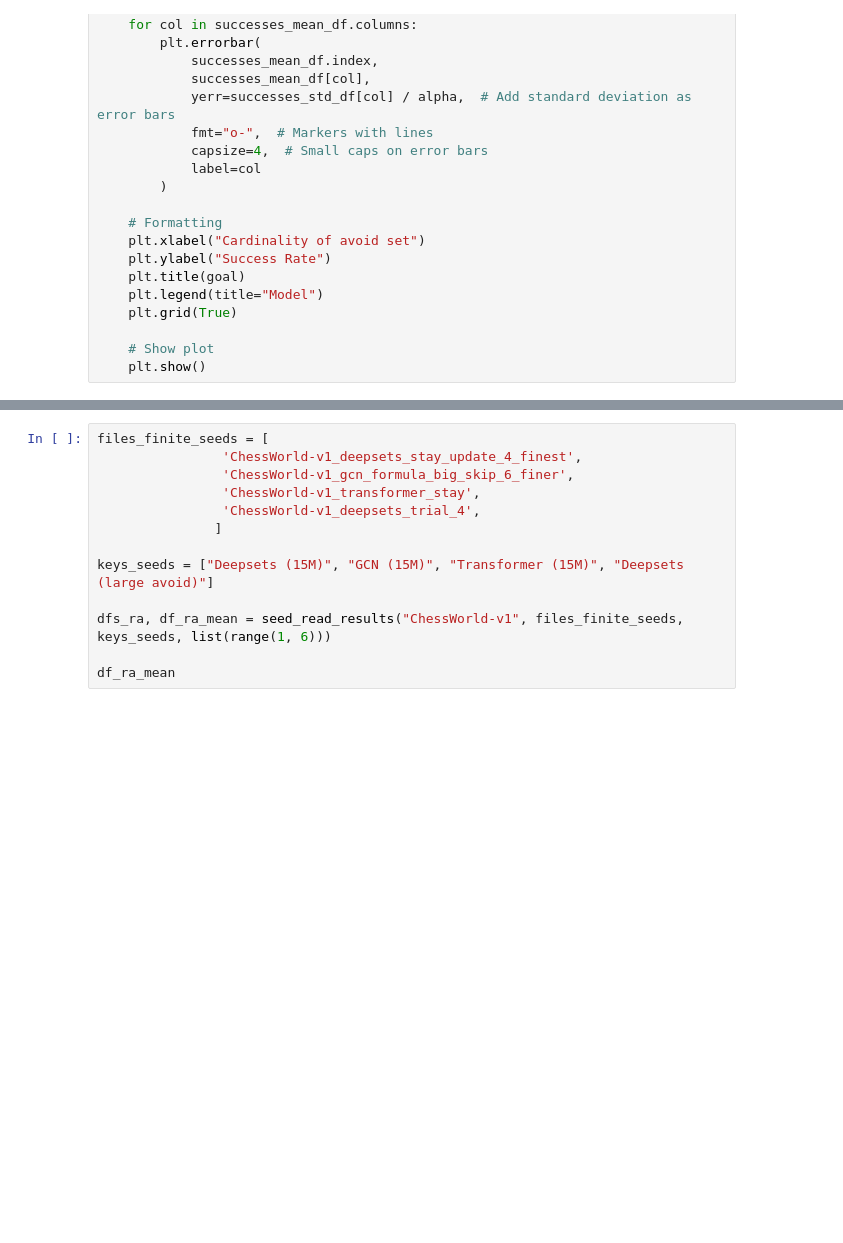
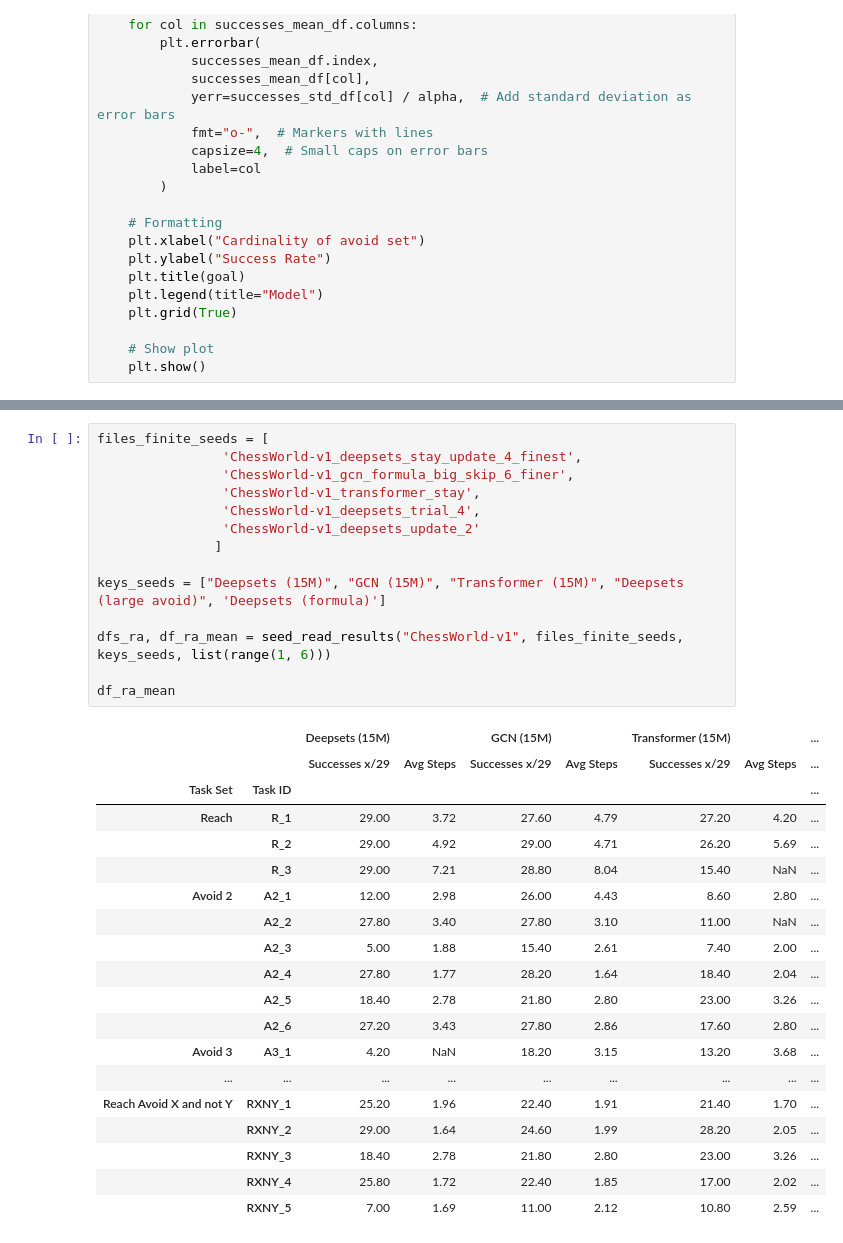
Before and after one commit to mattiagiuri/ltl_gnn, a Jupyter notebook: visualize_results_chess.ipynb, the cells around one changed output, grey strips where cells are left out. Drawn from its saved outputs; the diff is of its cells as text; blank space fills up the shorter version.

```diff
--- a/visualize_results_chess.ipynb
+++ b/visualize_results_chess.ipynb
@@ -256,15 +463,36 @@ make_ablation_graphs_smaller(goal="stay_models/1")
 # %%
 files_finite_seeds = [
                 'ChessWorld-v1_deepsets_stay_update_4_finest',
                 'ChessWorld-v1_gcn_formula_big_skip_6_finer',
                 'ChessWorld-v1_transformer_stay',
                 'ChessWorld-v1_deepsets_trial_4',
+                'ChessWorld-v1_deepsets_update_2'
                ]
 
-keys_seeds = ["Deepsets (15M)", "GCN (15M)", "Transformer (15M)", "Deepsets (large avoid)"]
+keys_seeds = ["Deepsets (15M)", "GCN (15M)", "Transformer (15M)", "Deepsets (large avoid)", 'Deepsets (formula)']
 
 dfs_ra, df_ra_mean = seed_read_results("ChessWorld-v1", files_finite_seeds, keys_seeds, list(range(1, 6)))
 
 df_ra_mean
+# %% [output]
+|  |  | Deepsets (15M) |  | GCN (15M) |  | Transformer (15M) |  | ... |
+|  |  | Successes x/29 | Avg Steps | Successes x/29 | Avg Steps | Successes x/29 | Avg Steps | ... |
+| Task Set | Task ID |  |  |  |  |  |  | ... |
+| Reach | R_1 | 29.00 | 3.72 | 27.60 | 4.79 | 27.20 | 4.20 | ... |
+|  | R_2 | 29.00 | 4.92 | 29.00 | 4.71 | 26.20 | 5.69 | ... |
+|  | R_3 | 29.00 | 7.21 | 28.80 | 8.04 | 15.40 | NaN | ... |
+| Avoid 2 | A2_1 | 12.00 | 2.98 | 26.00 | 4.43 | 8.60 | 2.80 | ... |
+|  | A2_2 | 27.80 | 3.40 | 27.80 | 3.10 | 11.00 | NaN | ... |
+|  | A2_3 | 5.00 | 1.88 | 15.40 | 2.61 | 7.40 | 2.00 | ... |
+|  | A2_4 | 27.80 | 1.77 | 28.20 | 1.64 | 18.40 | 2.04 | ... |
+|  | A2_5 | 18.40 | 2.78 | 21.80 | 2.80 | 23.00 | 3.26 | ... |
+|  | A2_6 | 27.20 | 3.43 | 27.80 | 2.86 | 17.60 | 2.80 | ... |
+| Avoid 3 | A3_1 | 4.20 | NaN | 18.20 | 3.15 | 13.20 | 3.68 | ... |
+| ... | ... | ... | ... | ... | ... | ... | ... | ... |
+| Reach Avoid X and not Y | RXNY_1 | 25.20 | 1.96 | 22.40 | 1.91 | 21.40 | 1.70 | ... |
+|  | RXNY_2 | 29.00 | 1.64 | 24.60 | 1.99 | 28.20 | 2.05 | ... |
+|  | RXNY_3 | 18.40 | 2.78 | 21.80 | 2.80 | 23.00 | 3.26 | ... |
+|  | RXNY_4 | 25.80 | 1.72 | 22.40 | 1.85 | 17.00 | 2.02 | ... |
+|  | RXNY_5 | 7.00 | 1.69 | 11.00 | 2.12 | 10.80 | 2.59 | ... |
 # %%
 df_ra_mean.groupby("Task Set").mean()
```
Also changed, not shown: parts of 23 cells of this notebook, 53 other files.
